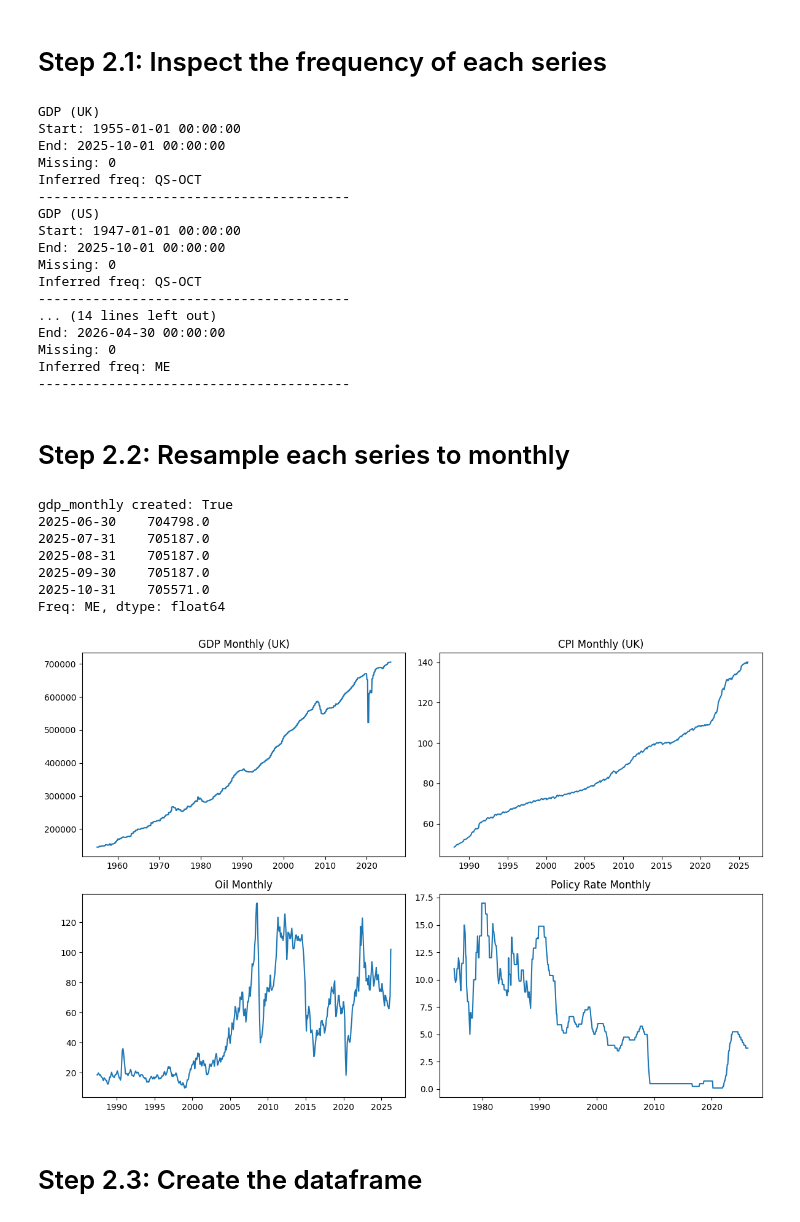
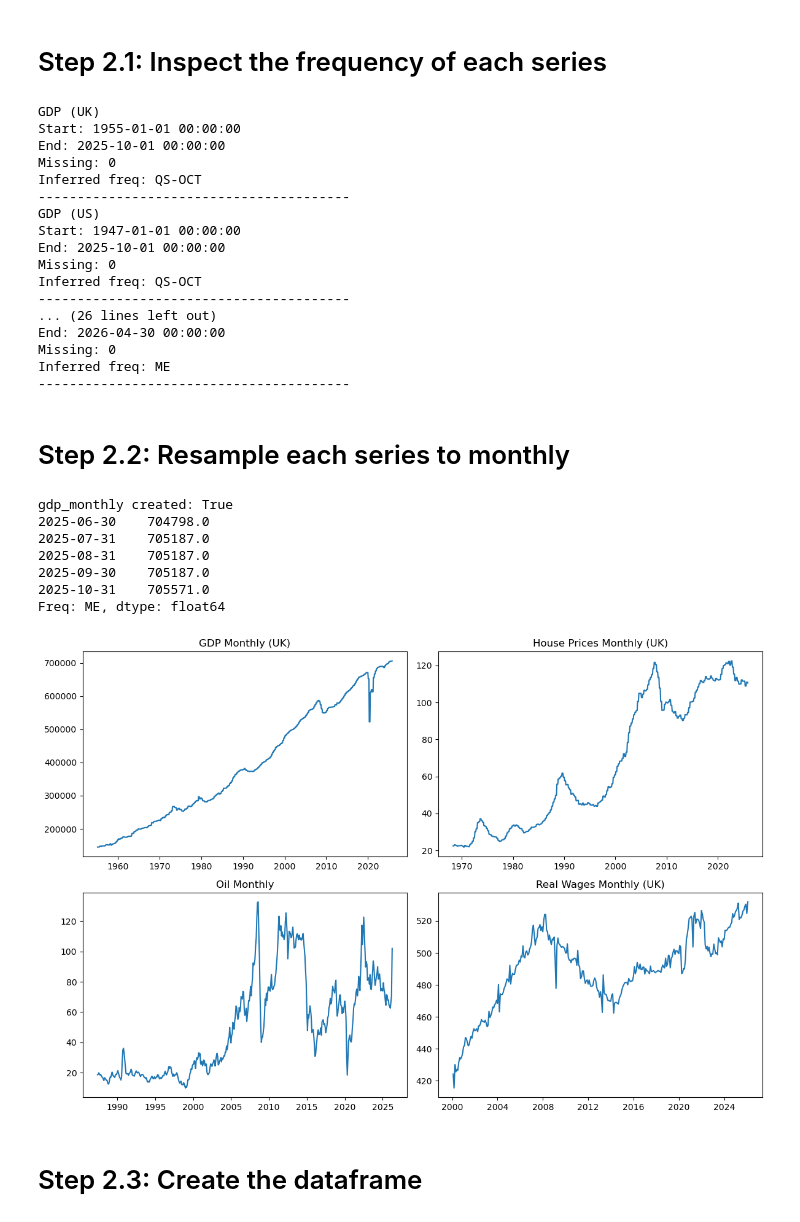
Before and after one commit to crashed-bandicoot/uk-economic-pulse, a Jupyter notebook: notebooks/freeform/UK Economic Pulse.ipynb, the cells around one changed output. Cells and saved outputs as stored; diff of their text form; code cells hidden in the pictures.

```diff
--- a/notebooks/freeform/UK Economic Pulse.ipynb
+++ b/notebooks/freeform/UK Economic Pulse.ipynb
@@ -312,6 +382,8 @@ def make_policy_rate_monthly(policy_rate_changes: pd.Series, end_date=None) -> p
 # -----------------------------
 
 cpi_index = get_uk_cpi_index_ons()
+wages = get_uk_nominal_wages_ons()
+real_wages = get_uk_real_wages(cpi_index, wages)
 policy_rate_changes = get_boe_policy_rate()
 policy_rate_monthly = make_policy_rate_monthly(policy_rate_changes)
 
@@ -320,8 +392,7 @@ print("Policy rate change table last date:", policy_rate_changes.last_valid_inde
 print("Policy rate monthly last date:", policy_rate_monthly.last_valid_index())
 
 display(cpi_index.tail())
-display(policy_rate_changes.tail())print("CPI YoY last date:", cpi_yoy.last_valid_index())
-
+display(real_wages.tail())
 display(policy_rate_monthly.tail())
 # %% [output]
 CPI index last date: 2026-02-01 00:00:00
@@ -363,6 +426,7 @@ for name, s in {
     "GDP (US)": gdp_us,
     "House Prices (UK)": house_prices,
     "CPI (UK)": cpi_index,
+    "Real Wages (UK)": real_wages,
     "Oil": oil,
     "Base Rate (UK)": policy_rate_monthly
 }.items():
@@ -396,7 +460,7 @@ End: 2025-10-01 00:00:00
 Missing: 0
 Inferred freq: QS-OCT
 ----------------------------------------
-... (14 lines left out)
+... (26 lines left out)
 End: 2026-04-30 00:00:00
 Missing: 0
 Inferred freq: ME
@@ -406,7 +470,9 @@ Inferred freq: ME
 # %%
 gdp_monthly = gdp.resample("ME").ffill()
 gdp_us_monthly = gdp_us.resample("ME").ffill()
+house_prices_monthly = house_prices.resample("ME").ffill()
 cpi_monthly = cpi_index.resample("ME").last()
+real_wages_monthly = real_wages.resample("ME").last()
 oil_monthly = oil.resample("ME").mean()
 policy_rate_monthly = policy_rate_monthly.copy()
 
@@ -419,35 +485,37 @@ policy_rate_monthly = policy_rate_monthly.copy()
 # What economic assumptions are hidden behind these choices?
 
 # Consider normalising the data
 
 print("gdp_monthly created:", "gdp_monthly" in globals())
 print(gdp_monthly.tail())
 
 fig, axes = plt.subplots(2, 2, figsize=(12, 8))
 
 series_dict = {
     "GDP Monthly (UK)": gdp_monthly,
+    "House Prices Monthly (UK)": house_prices_monthly,
+    "Oil Monthly": oil_monthly,
+    "Real Wages Monthly (UK)": real_wages_monthly,
     "CPI Monthly (UK)": cpi_monthly,
-    "Oil Monthly": oil_monthly,
     "Policy Rate Monthly": policy_rate_monthly,
     "GDP Monthly (US)": gdp_us_monthly
 }
 
 for ax, (title, s) in zip(axes.flatten(), series_dict.items()):
     ax.plot(s.index, s.values)
     ax.set_title(title)
 
 plt.tight_layout()
 plt.show()
 # %% [output]
 gdp_monthly created: True
 2025-06-30    704798.0
 2025-07-31    705187.0
 2025-08-31    705187.0
 2025-09-30    705187.0
 2025-10-31    705571.0
 Freq: ME, dtype: float64
-[figure, old version]
+[figure, new version]
 # %% [markdown]
 # Step 2.3: Create the dataframe
 # %%
```
Also changed, not shown: parts of 12 cells of this notebook, 3 other files.
